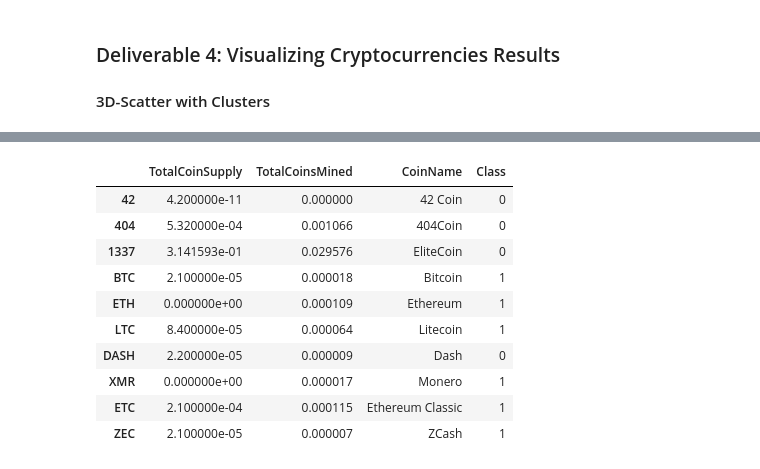
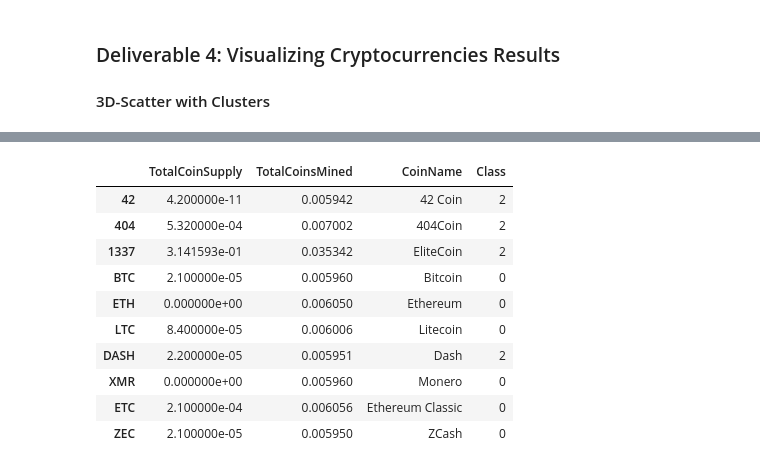
Before and after one commit to MaxDorris/Cryptocurrencies, a Jupyter notebook: crypto_clustering.ipynb, the cells around one changed output, grey strips where cells are left out. Saved outputs shown, nothing was run; the diff lists cells and outputs as text; code cells hidden in the pictures.

```diff
--- a/crypto_clustering.ipynb
+++ b/crypto_clustering.ipynb
@@ -194,8 +194,8 @@ array([0.0273687 , 0.02082612, 0.02008274])
 # %%
 # Create a DataFrame with the three principal components.
-crypto_pca_df = pd.DataFrame(data=crypto_pca,
+pcs_df = pd.DataFrame(data=crypto_pca,
                               columns = ['PC 1','PC 2','PC 3'],
                               index = trade_mined_df.index)
-crypto_pca_df.head()
+pcs_df.head()
 # %% [output]
 |  | PC 1 | PC 2 | PC 3 |
@@ -224,0 +230,16 @@ Running K-Means with `k=4`
+# %%
+pcs_df = pcs_df.copy()
+
+# Initialize the K-Means model
+model = KMeans(n_clusters=4, random_state=23)
+
+# Fit the model
+model.fit(pcs_df)
+
+# Predict clusters
+predictions = model.predict(pcs_df)
+
+# Create return DataFrame with predicted clusters
+pcs_df = pd.concat([pcs_df, coin_names_df], axis=1)
+pcs_df["Class"] = model.labels_
+pcs_df.head(15)
@@ -225,15 +263,7 @@ Running K-Means with `k=4`
 # %%
 # Create a new DataFrame including predicted clusters and cryptocurrencies features.
 # Concatentate the crypto_df and pcs_df DataFrames on the same columns.
-# YOUR CODE HERE
-
-#  Add a new column, "CoinName" to the clustered_df DataFrame that holds the names of the cryptocurrencies.
-# YOUR CODE HERE
-
-#  Add a new column, "Class" to the clustered_df DataFrame that holds the predictions.
-# YOUR CODE HERE
-
-# Print the shape of the clustered_df
+clustered_df = pd.concat([crypto_df,pcs_df], axis=1)
 print(clustered_df.shape)
-clustered_df.head(10)
+clustered_df.head()
 # %% [output]
@@ -261,3 +307,4 @@ There are 532 tradable cryptocurrencies.
 # %%
 # Scaling data to create the scatter plot with tradable cryptocurrencies.
-# YOUR CODE HERE
+clustered_df['TotalCoinSupply'] = MinMaxScaler().fit_transform(clustered_df['TotalCoinSupply'].values.reshape(-1,1))
+clustered_df['TotalCoinsMined'] = MinMaxScaler().fit_transform(clustered_df['TotalCoinsMined'].values.reshape(-1,1))
@@ -272,25 +311,21 @@ array([[4.20000000e-11, 0.00000000e+00],
 # %%
 # Create a new DataFrame that has the scaled data with the clustered_df DataFrame index.
-# YOUR CODE HERE
-
 # Add the "CoinName" column from the clustered_df DataFrame to the new DataFrame.
-# YOUR CODE HERE
-
 # Add the "Class" column from the clustered_df DataFrame to the new DataFrame.
-# YOUR CODE HERE
+plot_df = clustered_df[['TotalCoinSupply','TotalCoinsMined','CoinName','Class']]
 
 plot_df.head(10)
 # %% [output]
 |  | TotalCoinSupply | TotalCoinsMined | CoinName | Class |
-| 42 | 4.200000e-11 | 0.000000 | 42 Coin | 0 |
-| 404 | 5.320000e-04 | 0.001066 | 404Coin | 0 |
-| 1337 | 3.141593e-01 | 0.029576 | EliteCoin | 0 |
-| BTC | 2.100000e-05 | 0.000018 | Bitcoin | 1 |
-| ETH | 0.000000e+00 | 0.000109 | Ethereum | 1 |
-| LTC | 8.400000e-05 | 0.000064 | Litecoin | 1 |
-| DASH | 2.200000e-05 | 0.000009 | Dash | 0 |
-| XMR | 0.000000e+00 | 0.000017 | Monero | 1 |
-| ETC | 2.100000e-04 | 0.000115 | Ethereum Classic | 1 |
-| ZEC | 2.100000e-05 | 0.000007 | ZCash | 1 |
+| 42 | 4.200000e-11 | 0.005942 | 42 Coin | 2 |
+| 404 | 5.320000e-04 | 0.007002 | 404Coin | 2 |
+| 1337 | 3.141593e-01 | 0.035342 | EliteCoin | 2 |
+| BTC | 2.100000e-05 | 0.005960 | Bitcoin | 0 |
+| ETH | 0.000000e+00 | 0.006050 | Ethereum | 0 |
+| LTC | 8.400000e-05 | 0.006006 | Litecoin | 0 |
+| DASH | 2.200000e-05 | 0.005951 | Dash | 2 |
+| XMR | 0.000000e+00 | 0.005960 | Monero | 0 |
+| ETC | 2.100000e-04 | 0.006056 | Ethereum Classic | 0 |
+| ZEC | 2.100000e-05 | 0.005950 | ZCash | 0 |
 # %%
 # Create a hvplot.scatter plot using x="TotalCoinsMined" and y="TotalCoinSupply".
```
Also changed, not shown: parts of 15 cells of this notebook.
